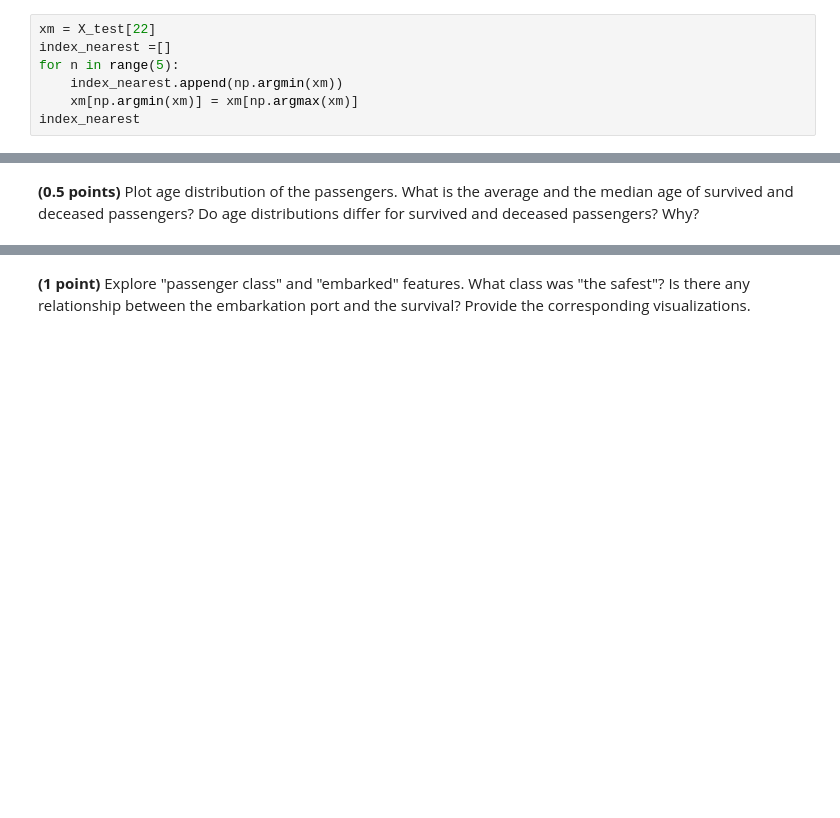
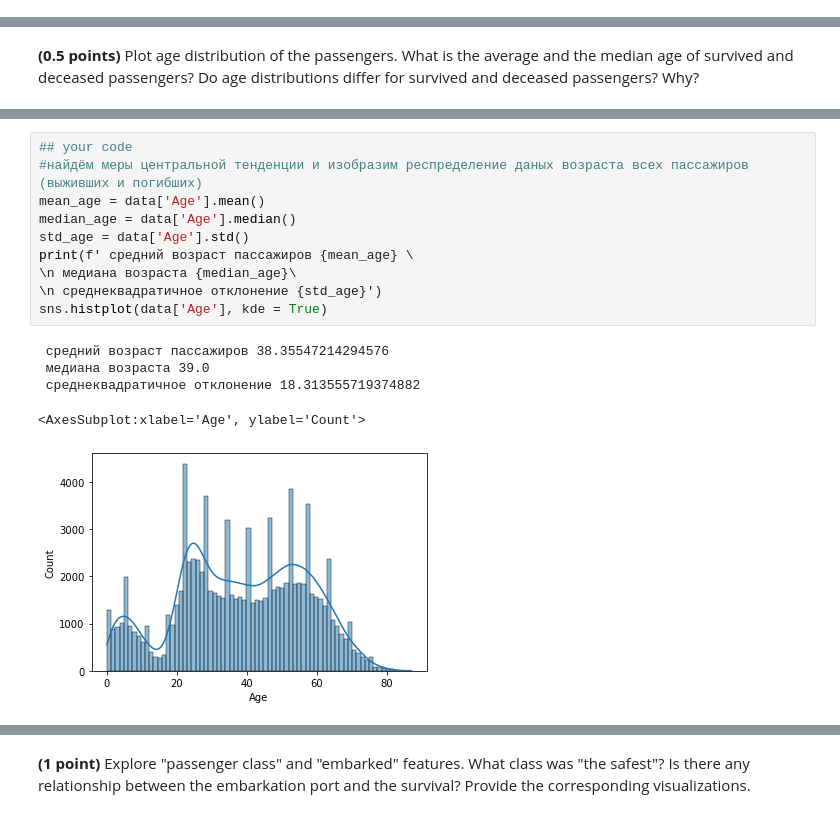
Before and after one commit to TatyanaMardvilko/5_classification_linear_knn, a Jupyter notebook: hw_classification.ipynb, the cells around one changed output, grey strips where cells are left out. Drawn from its saved outputs; the diff is of its cells as text; blank space fills up the shorter version.

```diff
--- a/hw_classification.ipynb
+++ b/hw_classification.ipynb
@@ -503,7 +482,0 @@ y_train.tolist()
-# %%
-xm = X_test[22]
-index_nearest =[]
-for n in range(5):
-    index_nearest.append(np.argmin(xm))
-    xm[np.argmin(xm)] = xm[np.argmax(xm)]
-index_nearest
@@ -604,0 +575,16 @@ data.head()
+# %%
+## your code
+#найдём меры центральной тенденции и изобразим респределение даных возраста всех пассажиров (выживших и погибших)
+mean_age = data['Age'].mean()
+median_age = data['Age'].median()
+std_age = data['Age'].std()
+print(f' средний возраст пассажиров {mean_age} \
+\n медиана возраста {median_age}\
+\n среднеквадратичное отклонение {std_age}')
+sns.histplot(data['Age'], kde = True)
+# %% [output]
+ средний возраст пассажиров 38.35547214294576
+ медиана возраста 39.0
+ среднеквадратичное отклонение 18.313555719374882
+<AxesSubplot:xlabel='Age', ylabel='Count'>
+[figure, added]
```
Also changed, not shown: parts of 50 cells of this notebook.
